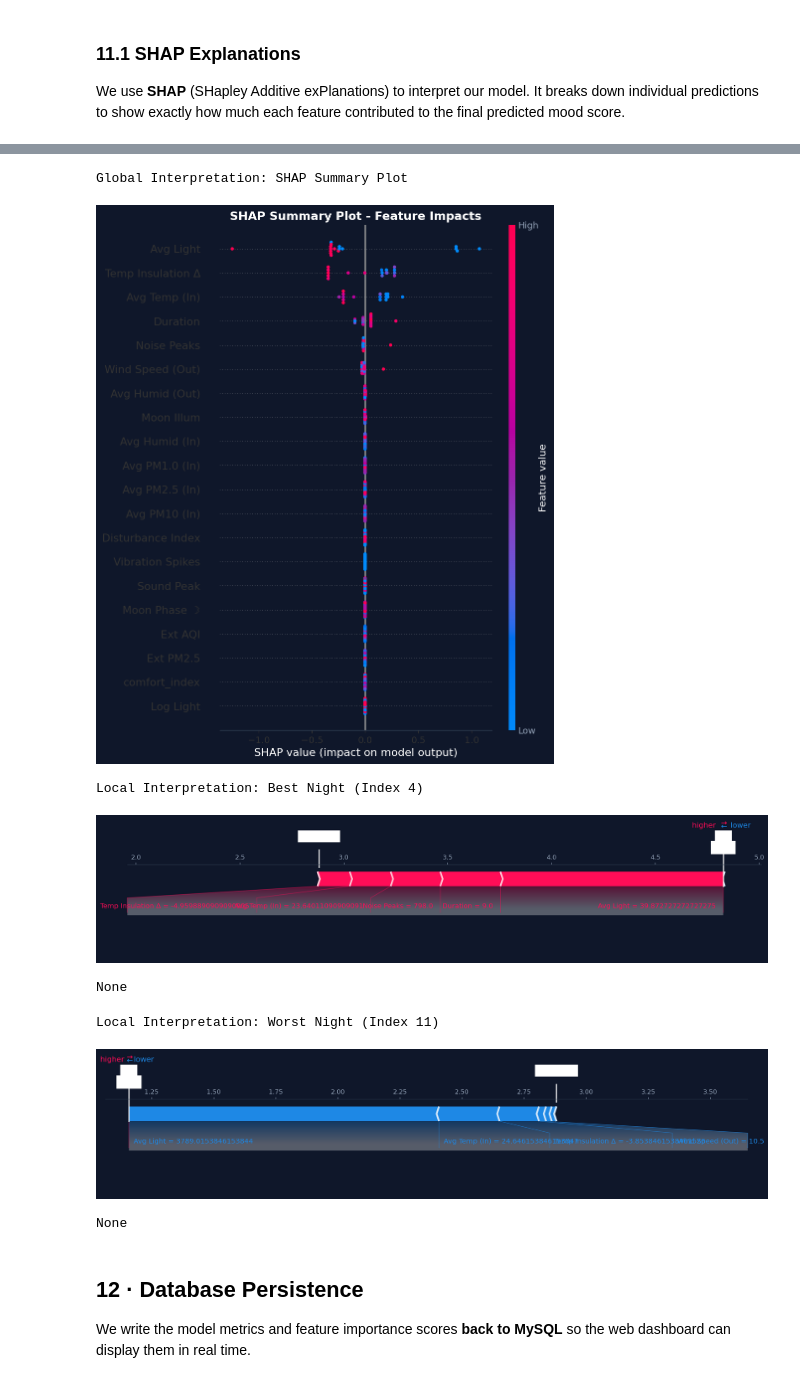
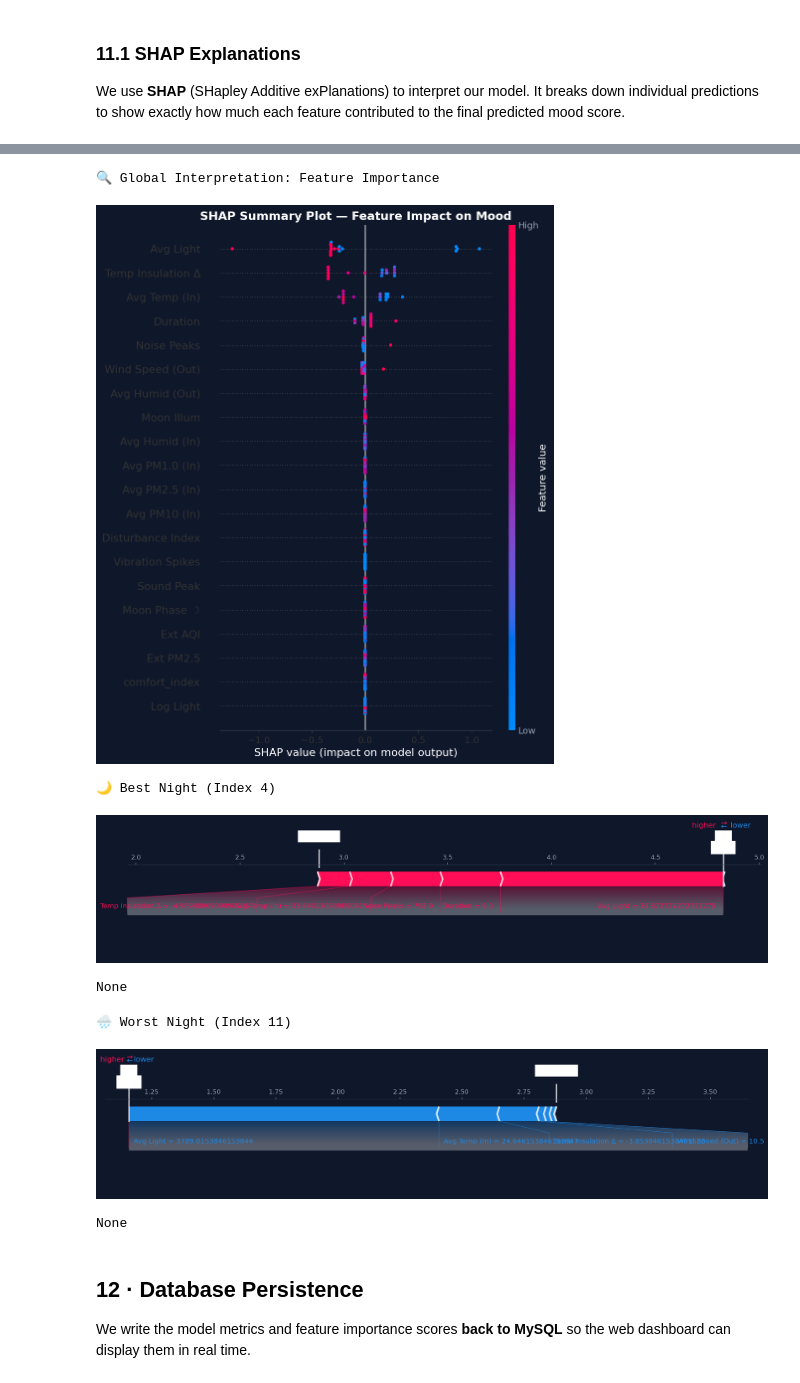
Before and after one commit to MTPeraya/IndirectSleepQualityEstimation, a Jupyter notebook: DataAnalytics/sleep_analytics.ipynb, the cells around one changed output, grey strips where cells are left out. Drawn from its saved outputs; the diff is of its cells as text; code cells hidden in the pictures.

```diff
--- a/DataAnalytics/sleep_analytics.ipynb
+++ b/DataAnalytics/sleep_analytics.ipynb
@@ -885,45 +885,70 @@ for _, row in imp.tail(5).iloc[::-1].iterrows():
 ### 11.1 SHAP Explanations
 We use **SHAP** (SHapley Additive exPlanations) to interpret our  model. It breaks down individual predictions to show exactly how much each feature contributed to the final predicted mood score.
 # %%
-# ── SHAP Value Calculation ──────────────
+# ─────────────────────────────────────
+# SHAP VALUE CALCULATION & VISUALIZATION
+# ─────────────────────────────────────
+
 import shap
-shap.initjs() # For interactive JS plots if needed
+import matplotlib.pyplot as plt
 
-# Create tree explainer for XGBoost
+# Initialize SHAP (for interactive plots if supported)
+shap.initjs()
+
+
+# ── 1. CREATE EXPLAINER ──────────────
 explainer = shap.TreeExplainer(final_xgb)
 
-# Calculate SHAP values (using scaled data we trained on)
+# Compute SHAP values (use same scaled data as training)
 shap_values = explainer.shap_values(X_scaled)
 
-# Features dataframe for plotting names correctly
-X_renamed = X.rename(columns=readable)
+# Rename features for readability in plots
+X_readable = X.rename(columns=readable)
 
-# 1. Summary Plot: Global feature importance
-print("Global Interpretation: SHAP Summary Plot")
+
+# ── 2. GLOBAL INTERPRETATION ─────────
+print("🔍 Global Interpretation: Feature Importance")
+
 plt.figure(figsize=(10, 8))
-shap.summary_plot(shap_values, X_renamed, show=False)
-plt.title("SHAP Summary Plot - Feature Impacts")
+shap.summary_plot(shap_values, X_readable,show=False,)
+
+plt.title("SHAP Summary Plot — Feature Impact on Mood")
 plt.tight_layout()
 plt.show()
 
-# 2. Per-prediction explanation (Force Plot for the worst and best night)
+
+# ── 3. LOCAL INTERPRETATION ──────────
+# Identify best and worst nights
 best_idx = y.argmax()
 worst_idx = y.argmin()
 
-print(f"Local Interpretation: Best Night (Index {best_idx})")
-# Fallback to matplotlib if JS does not render in your environment
-display(shap.force_plot(explainer.expected_value, shap_values[best_idx,:], X_renamed.iloc[best_idx,:], matplotlib=True))
+print(f"\n🌙 Best Night (Index {best_idx})")
+display(
+    shap.force_plot(
+        explainer.expected_value,
+        shap_values[best_idx],
+        X_readable.iloc[best_idx],
+        matplotlib=True   # safer for Jupyter
+    )
+)
 
-print(f"Local Interpretation: Worst Night (Index {worst_idx})")
-display(shap.force_plot(explainer.expected_value, shap_values[worst_idx,:], X_renamed.iloc[worst_idx,:], matplotlib=True))
+print(f"\n🌧️ Worst Night (Index {worst_idx})")
+display(
+    shap.force_plot(
+        explainer.expected_value,
+        shap_values[worst_idx],
+        X_readable.iloc[worst_idx],
+        matplotlib=True
+    )
+)
 # %% [output]
 [interactive output not drawn]
-Global Interpretation: SHAP Summary Plot
+🔍 Global Interpretation: Feature Importance
-[figure, old version]
+[figure, new version]
-Local Interpretation: Best Night (Index 4)
+🌙 Best Night (Index 4)
 [figure]
 None
-Local Interpretation: Worst Night (Index 11)
+🌧️ Worst Night (Index 11)
 [figure]
 None
 # %% [markdown]
```
Also changed, not shown: parts of 3 cells of this notebook, 1 other file.
